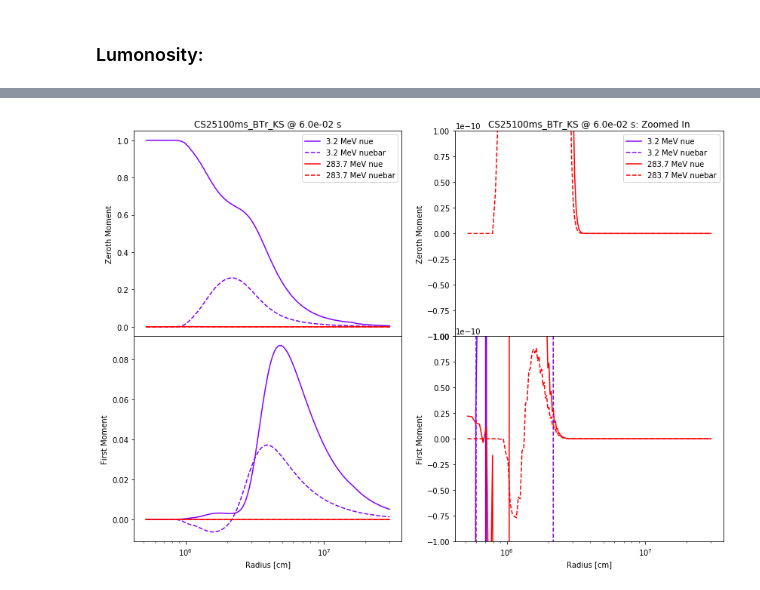
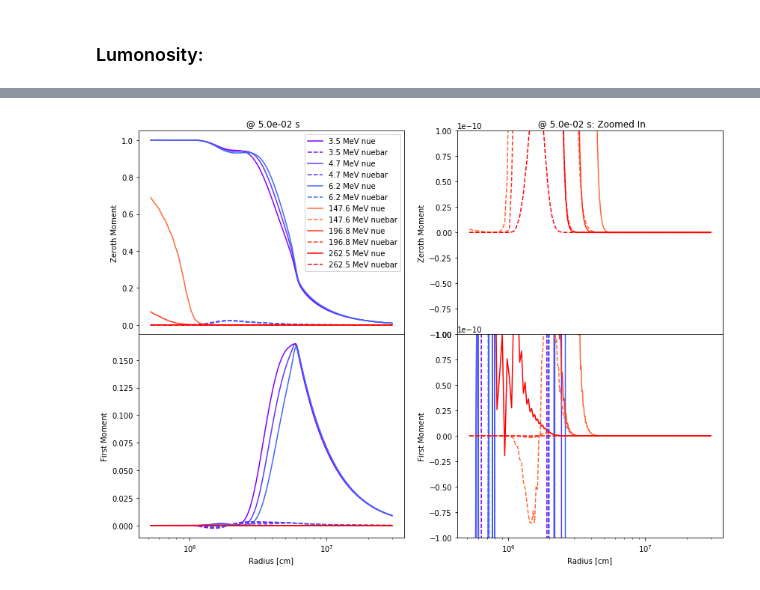
Before and after one commit to ranchu1/Analysis_FLASH, a Jupyter notebook: unitTests/1-[Details_OneFile]1D.ipynb, the cells around one changed output, grey strips where cells are left out. Cells and saved outputs as stored; diff of their text form; code cells hidden in the pictures.

```diff
--- a/unitTests/1-[Details_OneFile]1D.ipynb
+++ b/unitTests/1-[Details_OneFile]1D.ipynb
@@ -3,11 +3,14 @@
 ### `BaseDir`, `ProblemDir`, `OptionDir`', `FileIndex` ,`nSpecies`
 and `Filenamebase` if needed
 # %%
-BaseDir    = '/Users/ranchu/FLASHOR/Movies_n_Data/dele_1D_2S/Chimera_S25_100ms_Fluid/'
-ProblemDir = 'CS25100ms_BTr_KS' # will be used as title
-OptionDir  = '/48X40E_1_12_LS220'
+%matplotlib inline
+## inline, notebook, or nbagg
 
-FileIndex       = [600] # need to be a list
+BaseDir    = '/Users/ranchu/ToDownload/VX_G15_003ms_CSSr_48X16E_133_CB_Hydro/'
+ProblemDir = '' # will be used as title
+OptionDir  = ''
+
+FileIndex       = [500] # need to be a list
 nSpecies        = 2
 
 # default
@@ -132,26 +133,0 @@ plt.show()
-# %%
-# Realizability
-
-%matplotlib inline
-import matplotlib.pyplot as plt
-import matplotlib.cm as cm
-import numpy as np
-
-colors = cm.rainbow(np.linspace(0, 1, len(Energy[0])))
-fig, ax1 = plt.subplots(num=None, figsize=(6, 6), dpi=80, facecolor='w', edgecolor='k')
-
-for ifile in range(fnum):
-    for iS in range(nSpecies):
-        for ie in range(len(Energy[0])):
-            ax1.plot(FirstMoment[ifile][iS][:,ie],ZerothMoment[ifile][iS][:,ie],\
-                 '.',color=colors[ie] )
-
-
-yy = np.linspace(0, 1, 100)
-xxP_FD = np.multiply(yy,1-yy)
-ax1.plot(xxP_FD,yy,color='red')
-ax1.set_xlabel('First Moment')
-ax1.set_ylabel('Zeroth Moment')
-
-ax1.set_title(ProblemDir+' @ {:.1e} s'.format(Times[0]))
-plt.show()
@@ -160,8 +192,7 @@ plt.show()
 # %%
 # Lowest energetic & Highest energetic J / H vs Radius
-iEs = [0, len(Energy[0])-1]
+iEs = [0,1,2, len(Energy[0])-3,len(Energy[0])-2,len(Energy[0])-1]
 
-%matplotlib inline
 import matplotlib.pyplot as plt
 import matplotlib.cm as cm
 import numpy as np
@@ -172,36 +203,35 @@ labels = ['nue','nuebar']
 colors = cm.rainbow(np.linspace(0, 1, len(Energy[0])))
 
 fig, axs = plt.subplots(2, 2, sharex=True, sharey=False, gridspec_kw={'hspace': 0},\
                        figsize=(14, 10))
 for iE1 in iEs:
     for iS in range(nSpecies):
         for ip in range(2):
             axs[0][ip].plot(Radius[0],ZerothMoment[0][iS][:,iE1],\
                         linestyle=LineType[iS],color=colors[iE1],\
                         label= '%.1f MeV '%(Energy[0][iE1])+labels[iS])
             axs[1][ip].plot(Radius[0],FirstMoment[0][iS][:,iE1],\
                         linestyle=LineType[iS],color=colors[iE1],\
                         label= '%.1f MeV '%(Energy[0][iE1])+labels[iS])
 
 axs[0][0].set_ylabel('Zeroth Moment')
 axs[1][0].set_ylabel('First Moment')
 axs[1][0].set_xlabel('Radius [cm]')
 axs[1][0].set_xscale('log')
 axs[0][0].legend(loc='best')
 
 axs[0][1].set_ylabel('Zeroth Moment')
 axs[1][1].set_ylabel('First Moment')
 axs[1][1].set_xlabel('Radius [cm]')
 axs[1][1].set_xscale('log')
 axs[0][1].set_ylim([-1.0e-10, 1.0e-10])
 axs[1][1].set_ylim([-1.0e-10, 1.0e-10])
-axs[0][1].legend(loc='best')
 
 axs[0][0].set_title(ProblemDir+' @ {:.1e} s'.format(Times[0]))
 axs[0][1].set_title(ProblemDir+' @ {:.1e} s'.format(Times[0])+': Zoomed In')
-plt.show()
+plt.show();
 # %% [output]
-[figure, old version]
+[figure, new version]
 # %%
 # J / H in spectrum for given radius
 iXs = [int(len(Radius[0])*0.8),len(Radius[0])-1]
```
Also changed, not shown: parts of 7 cells of this notebook, 2 other files.
